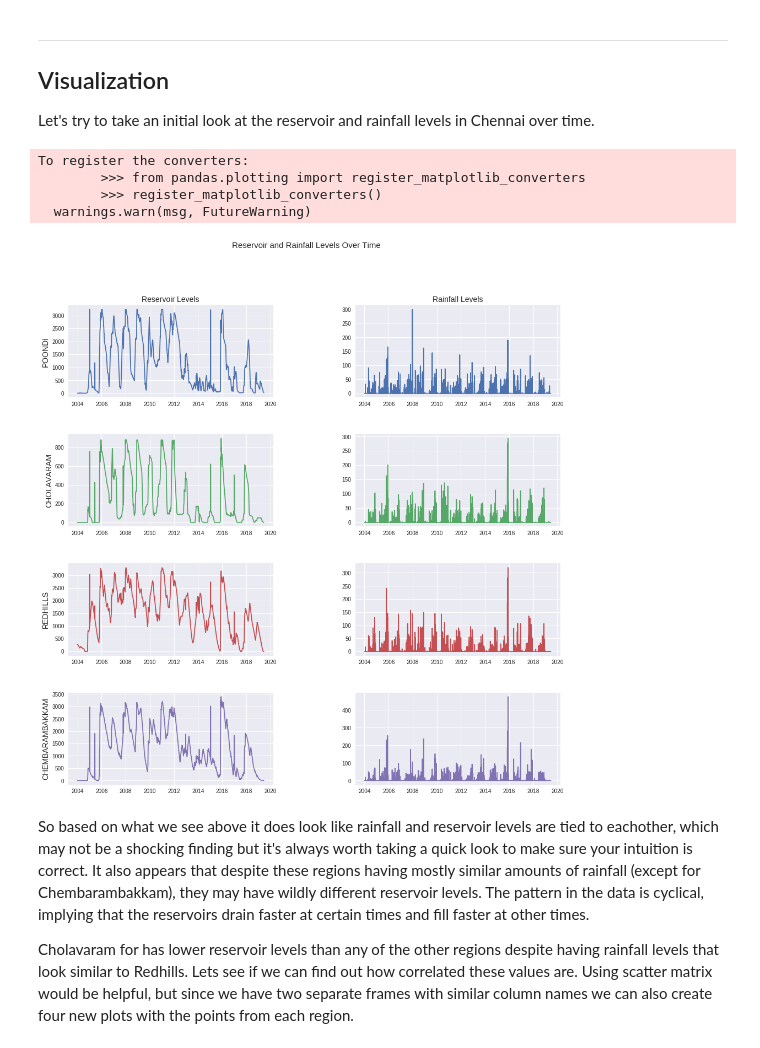
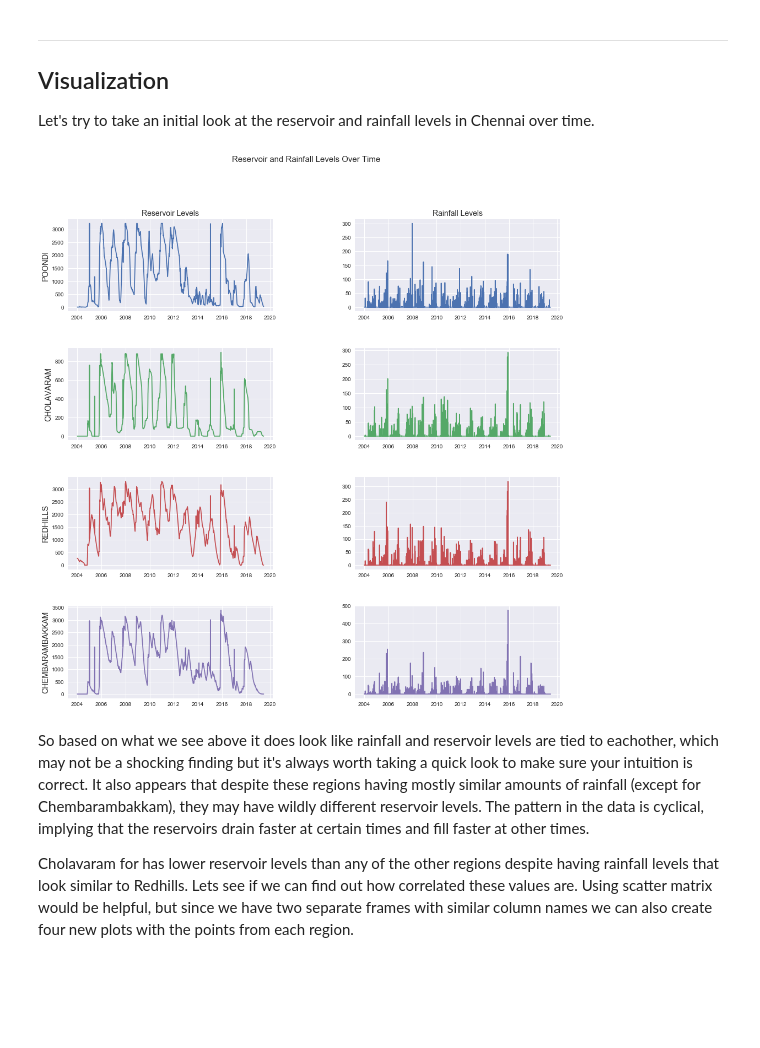
Before and after one commit to marxav0319/Chennai_Water_Management_NB, a Jupyter notebook: Chennai Water Management Exploratory Analysis.ipynb, the cells around one changed output. Cells and saved outputs as stored; diff of their text form; code cells hidden in the pictures; blank space fills up the shorter version.

```diff
--- a/Chennai Water Management Exploratory Analysis.ipynb
+++ b/Chennai Water Management Exploratory Analysis.ipynb
@@ -119,33 +120,29 @@ Let's try to take an initial look at the reservoir and rainfall levels in Chenna
 # %%
 def plot_rainfall_and_reservoir_levels(reservoir_levels, rainfall, type='line', alpha=1):
     """
-    Creates 6 plots, 4 rows and 2 columns, with one row per region in Chennai where the first
+    Creates 8 plots, 4 rows and 2 columns, with one row per region in Chennai where the first
     "cell" holds the reservoir levels over time and the second holds rainfall levels over time.
     The 'type' variable determines the output is a line plot (type = 'line') or if the output is
     a barplot (type != 'line').
     """
     fig, ax = plt.subplots(4, 2, figsize=(16, 16))
     fig.subplots_adjust(hspace=0.4, wspace=0.4)
     for index, column in enumerate(reservoir_levels.columns[1:]):
         c = colors[index]
         if type == 'line':
             ax[index][0].plot(reservoir_levels['Date'], reservoir_levels[column], color=c, alpha=alpha)
             ax[index][1].plot(rainfall['Date'], rainfall[column], color=c, alpha=alpha)
         else:
             ax[index][0].bar(reservoir_levels['Date'], reservoir_levels[column], color=c, alpha=alpha)
             ax[index][1].bar(rainfall['Date'], rainfall[column], color=c, alpha=alpha)
         ax[index][0].set_ylabel(column, size=14)
     ax[0][0].set_title('Reservoir Levels', size=14)
     ax[0][1].set_title('Rainfall Levels', size=14)
     fig.suptitle('Reservoir and Rainfall Levels Over Time', size=15)
 
 plot_rainfall_and_reservoir_levels(reservoir_levels, rainfall)
 # %% [output]
-To register the converters:
-        >>> from pandas.plotting import register_matplotlib_converters
-        >>> register_matplotlib_converters()
-  warnings.warn(msg, FutureWarning)
-[figure, old version]
+[figure, new version]
 # %% [markdown]
 So based on what we see above it does look like rainfall and reservoir levels are tied to eachother, which may not be a shocking finding but it's always worth taking a quick look to make sure your intuition is correct.  It also appears that despite these regions having mostly similar amounts of rainfall (except for Chembarambakkam), they may have wildly different reservoir levels.  The pattern in the data is cyclical, implying that the reservoirs drain faster at certain times and fill faster at other times.
 
```
Also changed, not shown: parts of 17 cells of this notebook.
